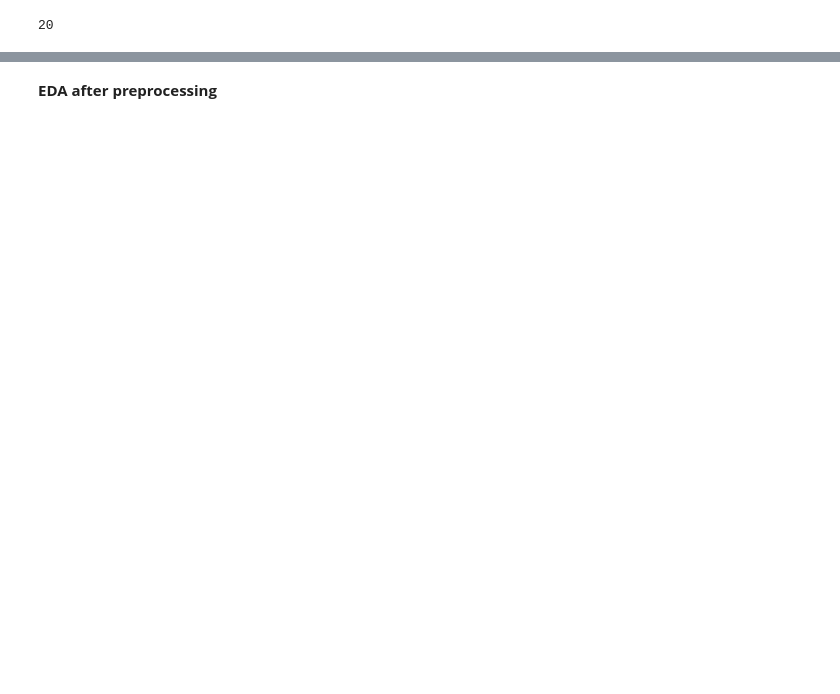
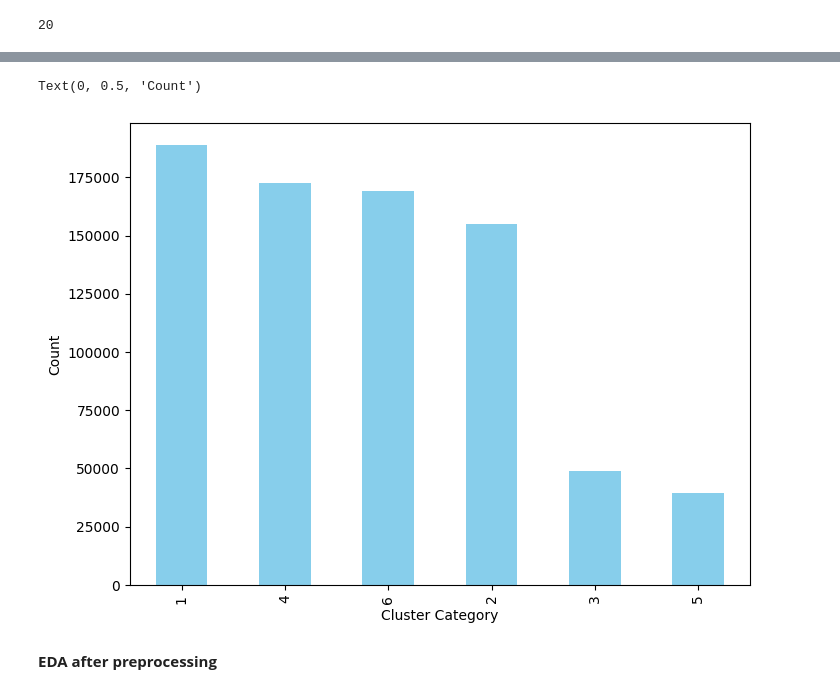
Before and after one commit to team-statstorm/dsplc2025, a Jupyter notebook: dsplc_1.ipynb, the cells around one changed output, grey strips where cells are left out. Cells and saved outputs as stored; diff of their text form; code cells hidden in the pictures; blank space fills up the shorter version.

```diff
--- a/dsplc_1.ipynb
+++ b/dsplc_1.ipynb
@@ -558,11 +568,14 @@ df = df[~df['cluster_catgeory'].isin(['99', '6/', '95', '98', '100', '89'])]
 df['cluster_catgeory'] = df['cluster_catgeory'].str.replace('6\\', '6')
 # %%
 #bar graph for cluster catgeory
-cluster_counts = df_T['cluster_catgeory'].value_counts()
+cluster_counts = df['cluster_catgeory'].value_counts()
 plt.figure(figsize=(8, 6))
 cluster_counts.plot(kind='bar', color='skyblue')
 plt.xlabel('Cluster Category')
 plt.ylabel('Count')
+# %% [output]
+Text(0, 0.5, 'Count')
+[figure, added]
 # %% [markdown]
 **EDA after preprocessing**
 # %%
```
Also changed, not shown: parts of 38 cells of this notebook.
